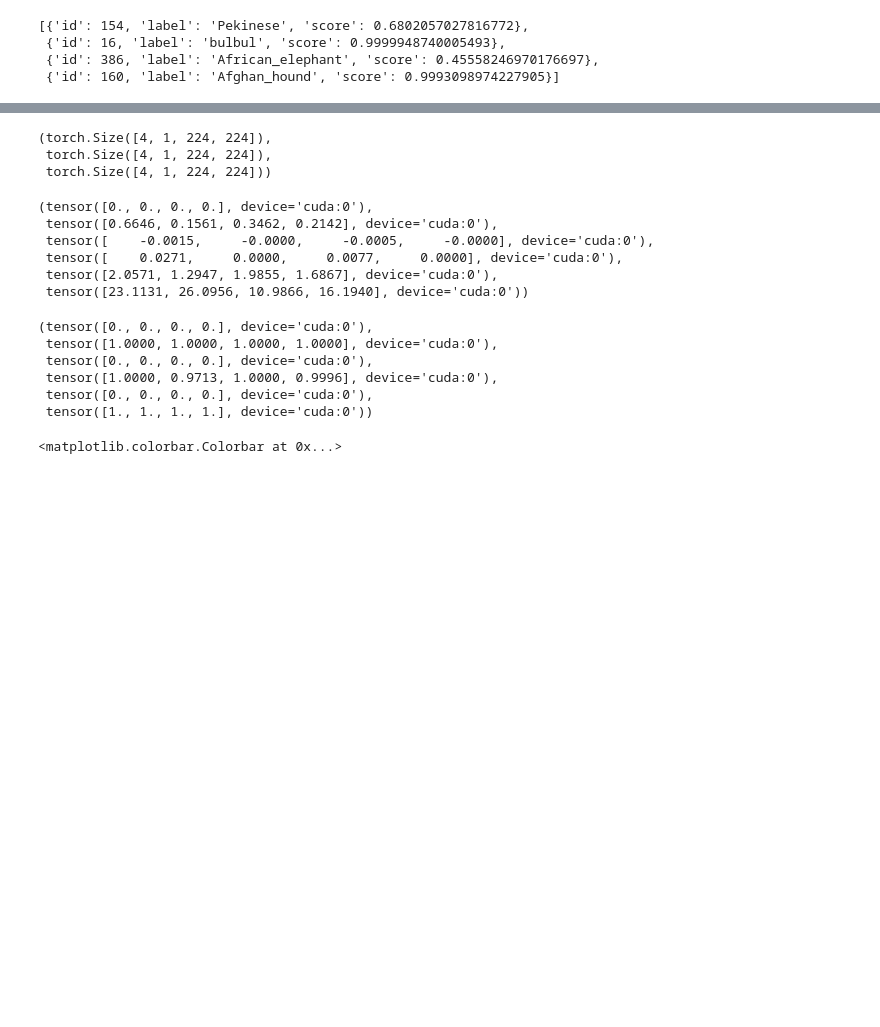
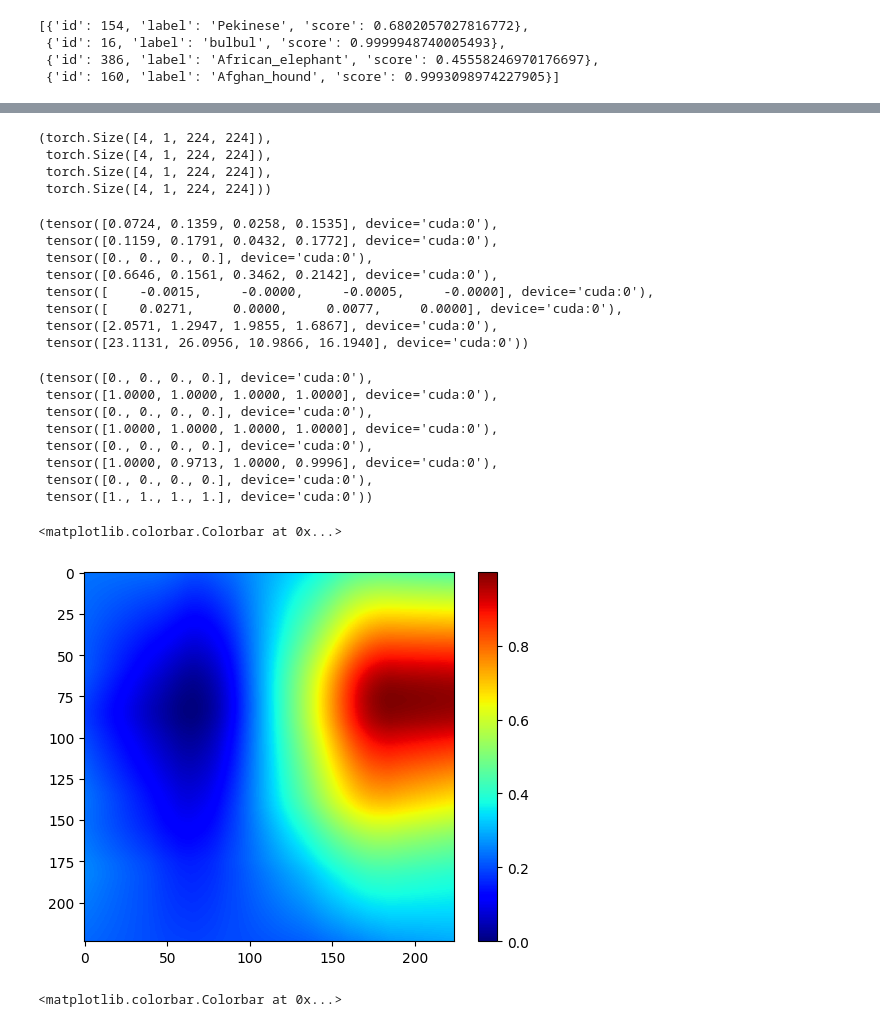
Before and after one commit to indirivacua/pixel-score-measure, a Jupyter notebook: ablation.ipynb, the cells around one changed output, grey strips where cells are left out. Saved outputs shown, nothing was run; the diff lists cells and outputs as text; code cells hidden in the pictures; blank space fills up the shorter version.

```diff
--- a/ablation.ipynb
+++ b/ablation.ipynb
@@ -132,12 +142,23 @@ plt.imshow(inputs[0].permute(1, 2, 0).detach().cpu().numpy())
 from utils.model_analyzer import ModelAnalyzer, HeatmapUtils
 from utils.attr_config import AttributionConfig
 from captum.attr import Occlusion, LayerGradCam
+from rise.rise import RISE
 
 analyzer = ModelAnalyzer(model, inputs)
 analyzer.forward_pass(idx_to_labels)
 
 # conv_layers = ModelAnalyzer.find_layers_by_type(model, nn.Conv2d)
-# last_conv = conv_layers[-1]
+# last_conv_layer = conv_layers[-1]
+
+rise_config = AttributionConfig(
+    RISE,
+    n_masks=4096,
+    initial_mask_shapes=((4, 4),),
+    blur_sigma=10.0,
+    threshold=0.3,
+    patience=64,
+    d_epsilon=1e-3,
+)
 
 occlusion_config = AttributionConfig(
     attribution_class=Occlusion,
@@ -155,14 +176,19 @@ gradcam_config = AttributionConfig(
 )
 
 try:
+    if True:
+        raise FileNotFoundError
+    heatmap_rise = torch.load(f"{OUTPUT_PATH}/heatmap_rise.pt", map_location=DEVICE)
     heatmap_occ = torch.load(f"{OUTPUT_PATH}/heatmap_occ.pt", map_location=DEVICE)
     heatmap_gc = torch.load(f"{OUTPUT_PATH}/heatmap_gc.pt", map_location=DEVICE)
     activations = torch.load(f"{OUTPUT_PATH}/activations.pt", map_location=DEVICE)
 except:
+    heatmap_rise = analyzer.analyze(rise_config)
     heatmap_occ = analyzer.analyze(occlusion_config)
     heatmap_gc = analyzer.analyze(gradcam_config)
     activations = analyzer.get_activations(last_conv_layer, pool=True)
 
+torch.save(heatmap_rise, f"{OUTPUT_PATH}/heatmap_rise.pt")
 torch.save(heatmap_occ, f"{OUTPUT_PATH}/heatmap_occ.pt")
 torch.save(heatmap_gc, f"{OUTPUT_PATH}/heatmap_gc.pt")
 torch.save(activations, f"{OUTPUT_PATH}/activations.pt")
@@ -173,3 +199,5 @@ analyzer.predictions
  {'id': 16, 'label': 'bulbul', 'score': 0.9999948740005493},
  {'id': 386, 'label': 'African_elephant', 'score': 0.45558246970176697},
  {'id': 160, 'label': 'Afghan_hound', 'score': 0.9993098974227905}]
+# %%
+heatmap_rise = heatmap_rise.unsqueeze(1)
@@ -215,6 +249,7 @@ heatmap_occ.shape, heatmap_gc.shape, activations.shape
 upsample_shape = inputs.shape[-2:]
 upsample_mode = "bicubic"
 
+heatmap_rise = HeatmapUtils.upsample(heatmap_rise, upsample_shape, upsample_mode)
 heatmap_occ = HeatmapUtils.upsample(heatmap_occ, upsample_shape, upsample_mode)
 heatmap_gc = HeatmapUtils.upsample(heatmap_gc, upsample_shape, upsample_mode)
 activations = HeatmapUtils.upsample(activations, upsample_shape, upsample_mode)
@@ -224,11 +256,14 @@ if MODEL_NAME == "vgg16":
 # %%
-heatmap_occ.shape, heatmap_gc.shape, activations.shape
+heatmap_rise.shape, heatmap_occ.shape, heatmap_gc.shape, activations.shape
 # %% [output]
 (torch.Size([4, 1, 224, 224]),
  torch.Size([4, 1, 224, 224]),
+ torch.Size([4, 1, 224, 224]),
  torch.Size([4, 1, 224, 224]))
 # %%
 (
+    heatmap_rise.amin(dim=(1, 2, 3)),
+    heatmap_rise.amax(dim=(1, 2, 3)),
     heatmap_occ.amin(dim=(1, 2, 3)),
     heatmap_occ.amax(dim=(1, 2, 3)),
     heatmap_gc.amin(dim=(1, 2, 3)),
@@ -237,7 +272,9 @@ heatmap_occ.shape, heatmap_gc.shape, activations.shape
     activations.amax(dim=(1, 2, 3)),
 )
 # %% [output]
-(tensor([0., 0., 0., 0.], device='cuda:0'),
+(tensor([0.0724, 0.1359, 0.0258, 0.1535], device='cuda:0'),
+ tensor([0.1159, 0.1791, 0.0432, 0.1772], device='cuda:0'),
+ tensor([0., 0., 0., 0.], device='cuda:0'),
  tensor([0.6646, 0.1561, 0.3462, 0.2142], device='cuda:0'),
  tensor([    -0.0015,     -0.0000,     -0.0005,     -0.0000], device='cuda:0'),
  tensor([    0.0271,     0.0000,     0.0077,     0.0000], device='cuda:0'),
@@ -249,6 +287,8 @@ heatmap_gc = HeatmapUtils.normalize(heatmap_gc)
 activations = HeatmapUtils.normalize(activations)
 # %%
 (
+    heatmap_rise.amin(dim=(1, 2, 3)),
+    heatmap_rise.amax(dim=(1, 2, 3)),
     heatmap_occ.amin(dim=(1, 2, 3)),
     heatmap_occ.amax(dim=(1, 2, 3)),
     heatmap_gc.amin(dim=(1, 2, 3)),
@@ -258,11 +298,19 @@ activations = HeatmapUtils.normalize(activations)
 )
 # %% [output]
 (tensor([0., 0., 0., 0.], device='cuda:0'),
+ tensor([1.0000, 1.0000, 1.0000, 1.0000], device='cuda:0'),
+ tensor([0., 0., 0., 0.], device='cuda:0'),
  tensor([1.0000, 1.0000, 1.0000, 1.0000], device='cuda:0'),
  tensor([0., 0., 0., 0.], device='cuda:0'),
  tensor([1.0000, 0.9713, 1.0000, 0.9996], device='cuda:0'),
  tensor([0., 0., 0., 0.], device='cuda:0'),
  tensor([1., 1., 1., 1.], device='cuda:0'))
+# %%
+plt.imshow(heatmap_rise[0].permute(1, 2, 0).detach().cpu().numpy(), cmap="jet")
+plt.colorbar()
+# %% [output]
+<matplotlib.colorbar.Colorbar at 0x...>
+[figure, added]
 # %%
 plt.imshow(heatmap_occ[0].permute(1, 2, 0).detach().cpu().numpy(), cmap="jet")
 plt.colorbar()
```
Also changed, not shown: parts of 23 cells of this notebook, 7 other files.
